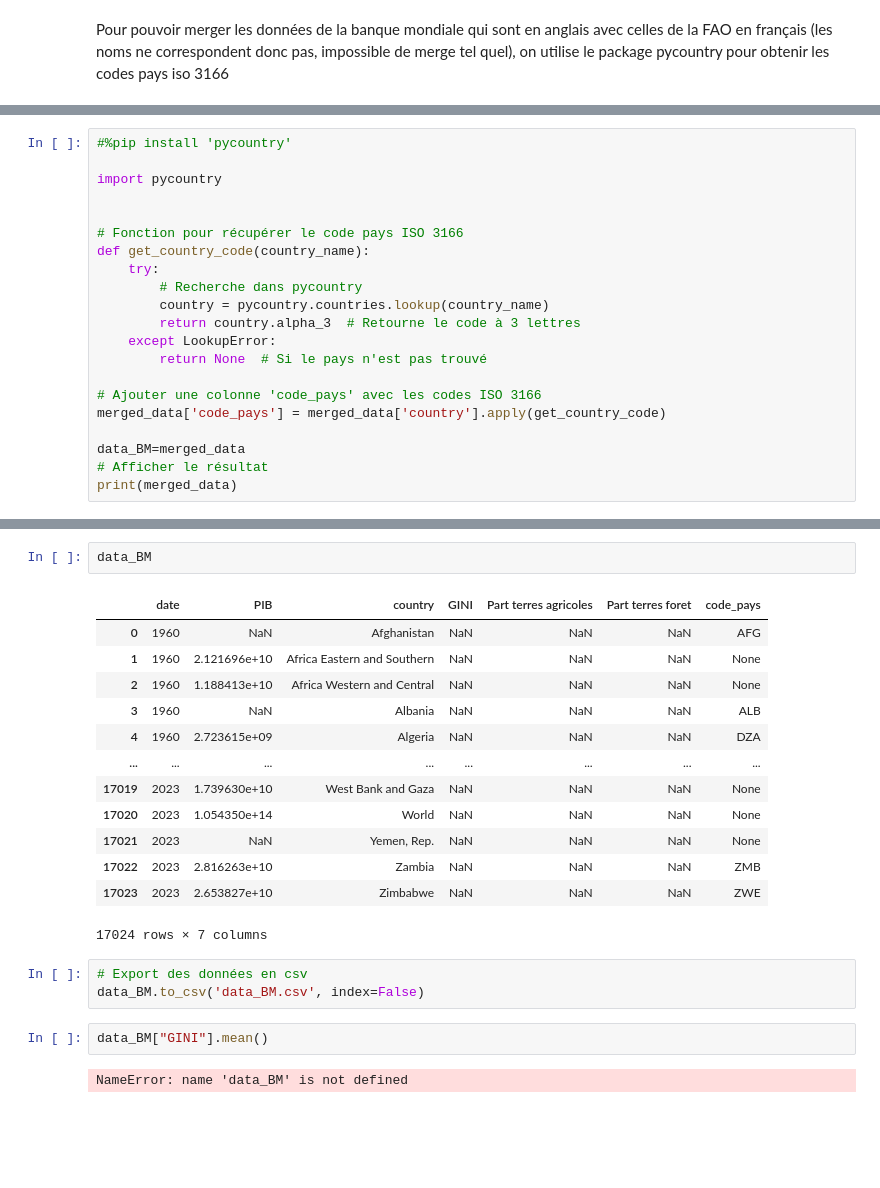
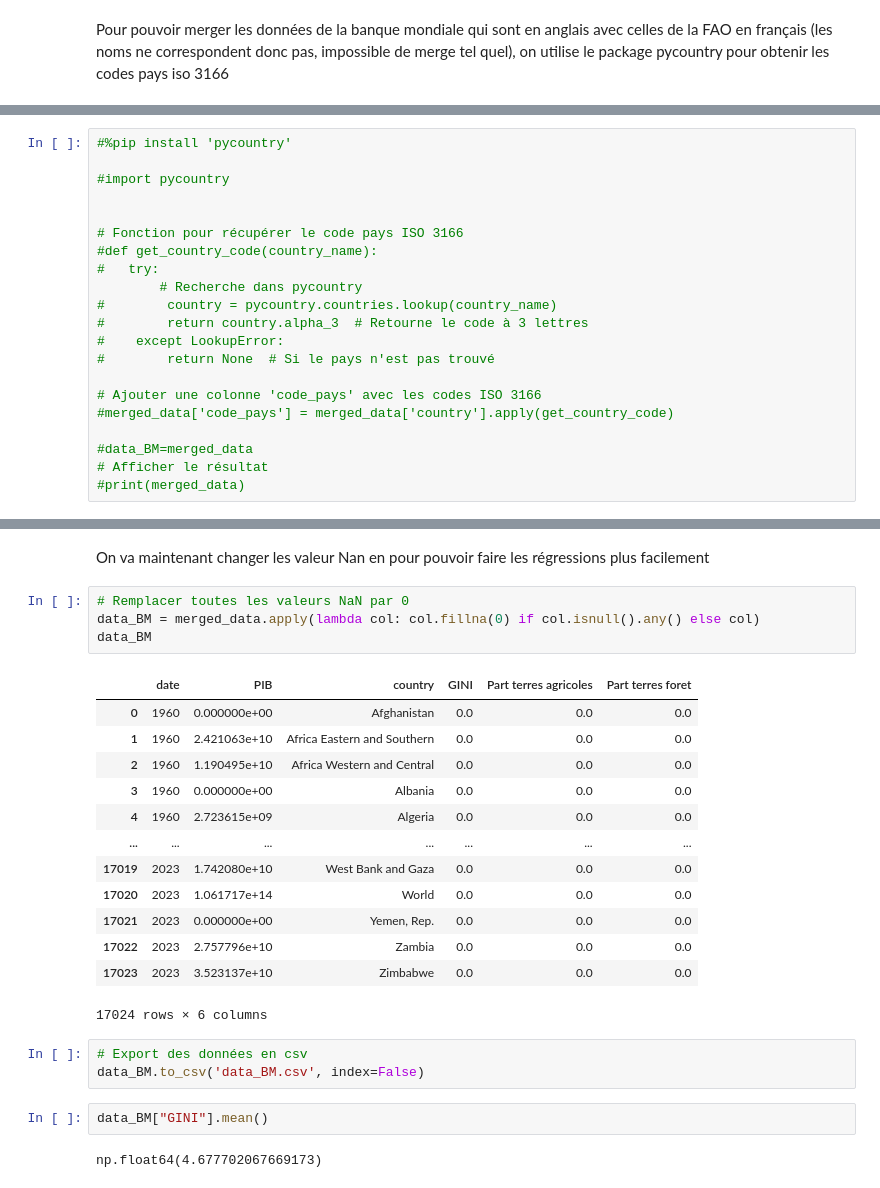
Before and after one commit to marine-huchet/Deforestation, a Jupyter notebook: Données/API_banque_mondiale.ipynb, the cells around one changed output, grey strips where cells are left out. Drawn from its saved outputs; the diff is of its cells as text; blank space fills up the shorter version.

```diff
--- a/Données/API_banque_mondiale.ipynb
+++ b/Données/API_banque_mondiale.ipynb
@@ -256,21 +236,21 @@ print(data)
 # %%
 #%pip install 'pycountry'
 
-import pycountry
+#import pycountry
 
 
 # Fonction pour récupérer le code pays ISO 3166
-def get_country_code(country_name):
-    try:
+#def get_country_code(country_name):
+#   try:
         # Recherche dans pycountry
-        country = pycountry.countries.lookup(country_name)
-        return country.alpha_3  # Retourne le code à 3 lettres
-    except LookupError:
-        return None  # Si le pays n'est pas trouvé
+#        country = pycountry.countries.lookup(country_name)
+#        return country.alpha_3  # Retourne le code à 3 lettres
+#    except LookupError:
+#        return None  # Si le pays n'est pas trouvé
 
 # Ajouter une colonne 'code_pays' avec les codes ISO 3166
-merged_data['code_pays'] = merged_data['country'].apply(get_country_code)
+#merged_data['code_pays'] = merged_data['country'].apply(get_country_code)
 
-data_BM=merged_data
+#data_BM=merged_data
 # Afficher le résultat
-print(merged_data)
+#print(merged_data)
@@ -295,24 +257,28 @@ print(merged_data)
-# %%
-data_BM
-# %% [output]
-|  | date | PIB | country | GINI | Part terres agricoles | Part terres foret | code_pays |
-| 0 | 1960 | NaN | Afghanistan | NaN | NaN | NaN | AFG |
-| 1 | 1960 | 2.121696e+10 | Africa Eastern and Southern | NaN | NaN | NaN | None |
-| 2 | 1960 | 1.188413e+10 | Africa Western and Central | NaN | NaN | NaN | None |
-| 3 | 1960 | NaN | Albania | NaN | NaN | NaN | ALB |
-| 4 | 1960 | 2.723615e+09 | Algeria | NaN | NaN | NaN | DZA |
-| ... | ... | ... | ... | ... | ... | ... | ... |
-| 17019 | 2023 | 1.739630e+10 | West Bank and Gaza | NaN | NaN | NaN | None |
-| 17020 | 2023 | 1.054350e+14 | World | NaN | NaN | NaN | None |
-| 17021 | 2023 | NaN | Yemen, Rep. | NaN | NaN | NaN | None |
-| 17022 | 2023 | 2.816263e+10 | Zambia | NaN | NaN | NaN | ZMB |
-| 17023 | 2023 | 2.653827e+10 | Zimbabwe | NaN | NaN | NaN | ZWE |
-17024 rows × 7 columns
+# %% [markdown]
+On va maintenant changer les valeur Nan en pour pouvoir faire les régressions plus facilement
+# %%
+# Remplacer toutes les valeurs NaN par 0
+data_BM = merged_data.apply(lambda col: col.fillna(0) if col.isnull().any() else col)
+data_BM
+# %% [output]
+|  | date | PIB | country | GINI | Part terres agricoles | Part terres foret |
+| 0 | 1960 | 0.000000e+00 | Afghanistan | 0.0 | 0.0 | 0.0 |
+| 1 | 1960 | 2.421063e+10 | Africa Eastern and Southern | 0.0 | 0.0 | 0.0 |
+| 2 | 1960 | 1.190495e+10 | Africa Western and Central | 0.0 | 0.0 | 0.0 |
+| 3 | 1960 | 0.000000e+00 | Albania | 0.0 | 0.0 | 0.0 |
+| 4 | 1960 | 2.723615e+09 | Algeria | 0.0 | 0.0 | 0.0 |
+| ... | ... | ... | ... | ... | ... | ... |
+| 17019 | 2023 | 1.742080e+10 | West Bank and Gaza | 0.0 | 0.0 | 0.0 |
+| 17020 | 2023 | 1.061717e+14 | World | 0.0 | 0.0 | 0.0 |
+| 17021 | 2023 | 0.000000e+00 | Yemen, Rep. | 0.0 | 0.0 | 0.0 |
+| 17022 | 2023 | 2.757796e+10 | Zambia | 0.0 | 0.0 | 0.0 |
+| 17023 | 2023 | 3.523137e+10 | Zimbabwe | 0.0 | 0.0 | 0.0 |
+17024 rows × 6 columns
 # %%
 # Export des données en csv
 data_BM.to_csv('data_BM.csv', index=False)
 # %%
 data_BM["GINI"].mean()
 # %% [output]
-NameError: name 'data_BM' is not defined
+np.float64(4.677702067669173)
 # %%
```
Also changed, not shown: parts of 9 cells of this notebook, 4 other files.
